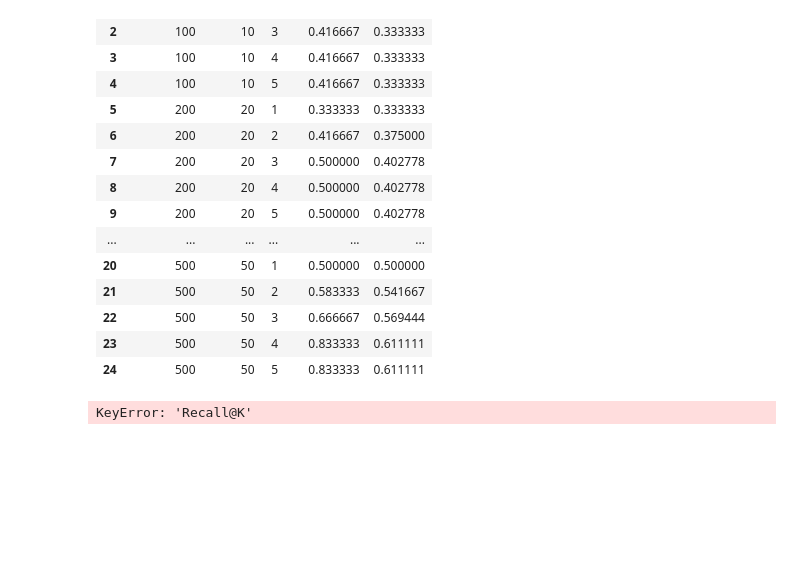
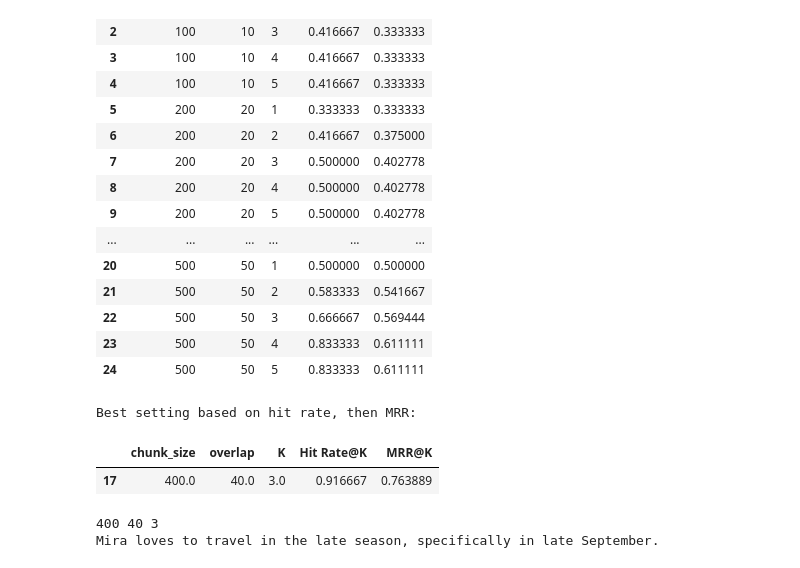
Before and after one commit to farhan065/Langgraph-Agentic-AI, a Jupyter notebook: rag_ollama.ipynb, the cells around one changed output. Drawn from its saved outputs; the diff is of its cells as text; code cells hidden in the pictures; blank space fills up the shorter version.

```diff
--- a/rag_ollama.ipynb
+++ b/rag_ollama.ipynb
@@ -338,19 +336,21 @@ display(pd.DataFrame(comparison))
 # %%
 scores_df = pd.DataFrame(comparison)
 
 best = (
     scores_df
     .sort_values(
-        by=["Recall@K", "MRR@K", "K"],
+        by=["Hit Rate@K", "MRR@K", "K"],
         ascending=[False, False, True]
     )
     .iloc[0]
 )
 
 print("Best setting based on hit rate, then MRR:")
 display(best.to_frame().T)
 # %% [output]
-KeyError: 'Recall@K'
+Best setting based on hit rate, then MRR:
+|  | chunk_size | overlap | K | Hit Rate@K | MRR@K |
+| 17 | 400.0 | 40.0 | 3.0 | 0.916667 | 0.763889 |
 # %%
 SELECTED_SIZE = int(best["chunk_size"])
 SELECTED_OVERLAP = int(best["overlap"])
@@ -364,3 +364,6 @@ retriever = stores[(SELECTED_SIZE, SELECTED_OVERLAP)].as_retriever(
 print(SELECTED_SIZE, SELECTED_OVERLAP, SELECTED_K)
 result = chatbot.invoke({'messages': [HumanMessage(content='which season mira loves to travel?')]})
 print(result['messages'][-1].content)
+# %% [output]
+400 40 3
+Mira loves to travel in the late season, specifically in late September.
```
Also changed, not shown: parts of 5 cells of this notebook, 4 other files.
